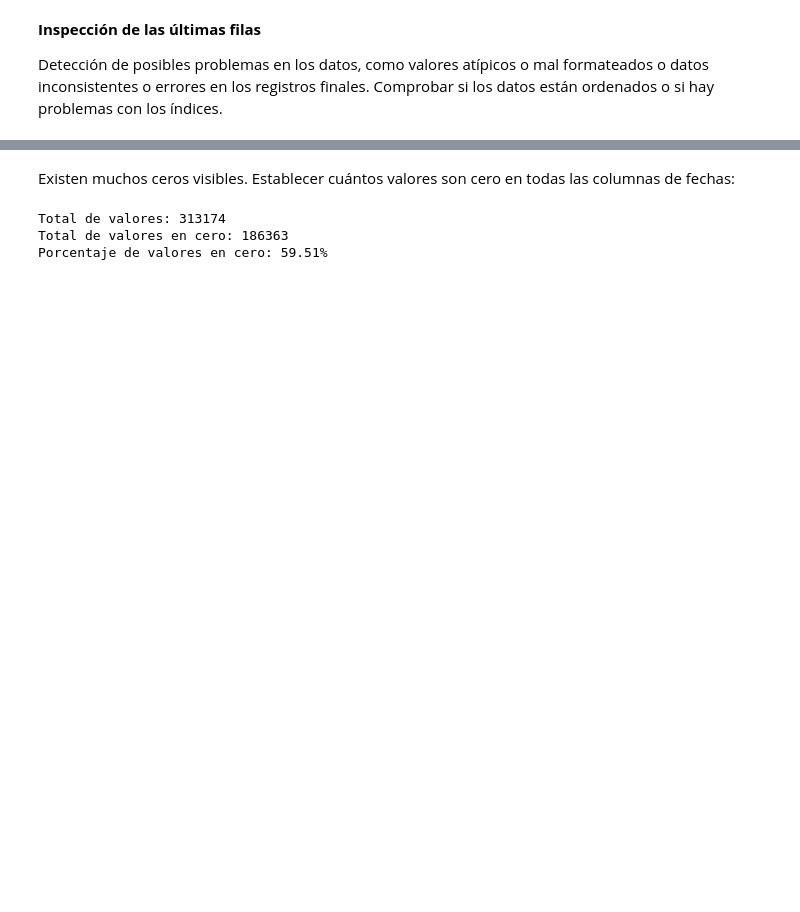
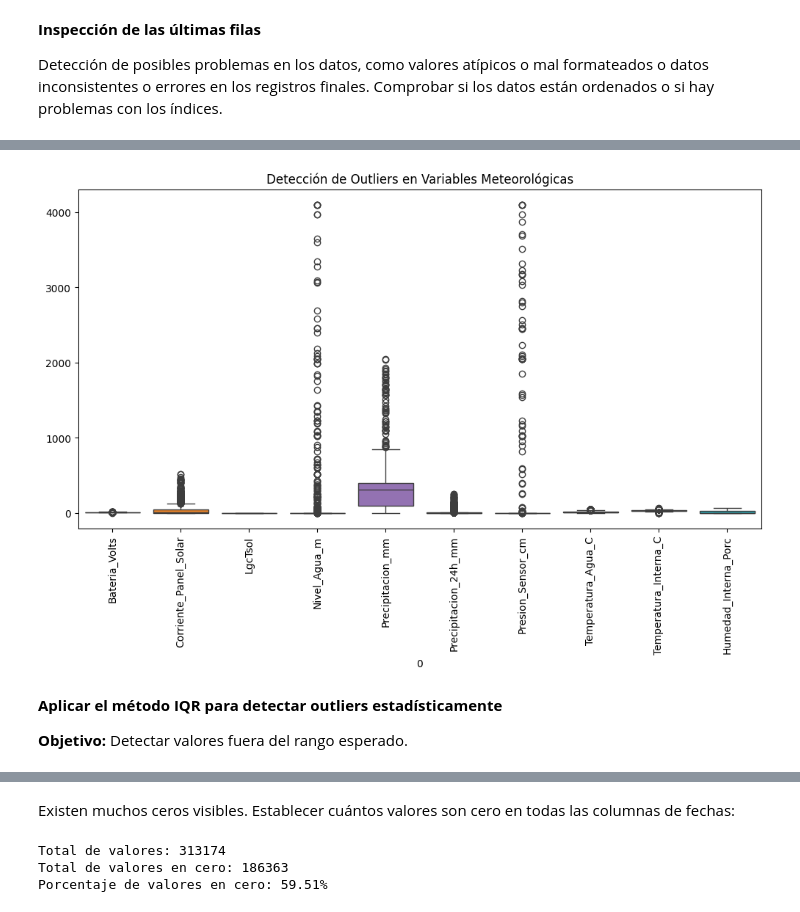
Before and after one commit to jasolano61/Sistemas-Ciberfisicos-y-Aprendizaje-automatico, a Jupyter notebook: AprendizajeAutomatico/tarea1/Tarea1.ipynb, the cells around one changed output, grey strips where cells are left out. Saved outputs shown, nothing was run; the diff lists cells and outputs as text; code cells hidden in the pictures; blank space fills up the shorter version.

```diff
--- a/AprendizajeAutomatico/tarea1/Tarea1.ipynb
+++ b/AprendizajeAutomatico/tarea1/Tarea1.ipynb
@@ -122,0 +267,11 @@ df.head(20)
+# %%
+df_original_cleaned = df_original_cleaned.reset_index(drop=True)
+df_structure = {
+    "Nombre del índice": df_original_cleaned.index.name,
+    "Columnas": df_original_cleaned.columns.tolist(),
+    "Tipos de datos": df_original_cleaned.dtypes.to_dict(),
+    "Valores nulos por columna": df_original_cleaned.isnull().sum().to_dict()
+}
+
+# Mostrar la estructura corregida del dataset
+df_structure
@@ -208,0 +426,6 @@ dtype: int64
+# %%
+# Definir un umbral para eliminar filas con demasiados valores faltantes (ejemplo: más del 50% de las columnas con NaN)
+threshold = len(df_original_cleaned.columns) * 0.5
+
+# Filtrar filas donde el número de valores no nulos sea mayor al umbral
+df_filtered = df_original_cleaned.dropna(thresh=threshold).reset_index(drop=True)
@@ -208,0 +452,9 @@ dtype: int64
+# %%
+# Excluir la columna de fecha antes de calcular la media y la mediana
+df_imputada_con_mediana = df_filtered.drop(columns=["FechaHora"]).copy()
+
+# Seleccionar solo columnas numéricas para imputación
+numeric_cols = df_filtered.select_dtypes(include=['number']).columns
+
+# Reemplazar valores nulos con la mediana en las columnas numéricas
+df_imputada_con_mediana[numeric_cols] = df_imputada_con_mediana[numeric_cols].apply(lambda x: x.fillna(x.median()))
@@ -208,0 +472,6 @@ dtype: int64
+# %%
+# Crear una copia del dataset para imputación con interpolación
+df_imputada_con_interpolacion = df_original_cleaned.copy()
+
+# Aplicar interpolación lineal a las columnas numéricas
+df_imputada_con_interpolacion[numeric_cols] = df_imputada_con_interpolacion[numeric_cols].interpolate(method='linear')
@@ -208,0 +700,15 @@ dtype: int64
+# %%
+import matplotlib.pyplot as plt
+import seaborn as sns
+
+plt.figure(figsize=(12, 6))
+sns.boxplot(data=df_imputada_con_interpolacion)
+plt.xticks(rotation=90)
+plt.title("Detección de Outliers en Variables Meteorológicas")
+plt.show()
+# %% [output]
+[figure, added]
+# %% [markdown]
+**Aplicar el método IQR para detectar outliers estadísticamente**
+
+**Objetivo:** Detectar valores fuera del rango esperado.
```
Also changed, not shown: parts of 92 cells of this notebook.
